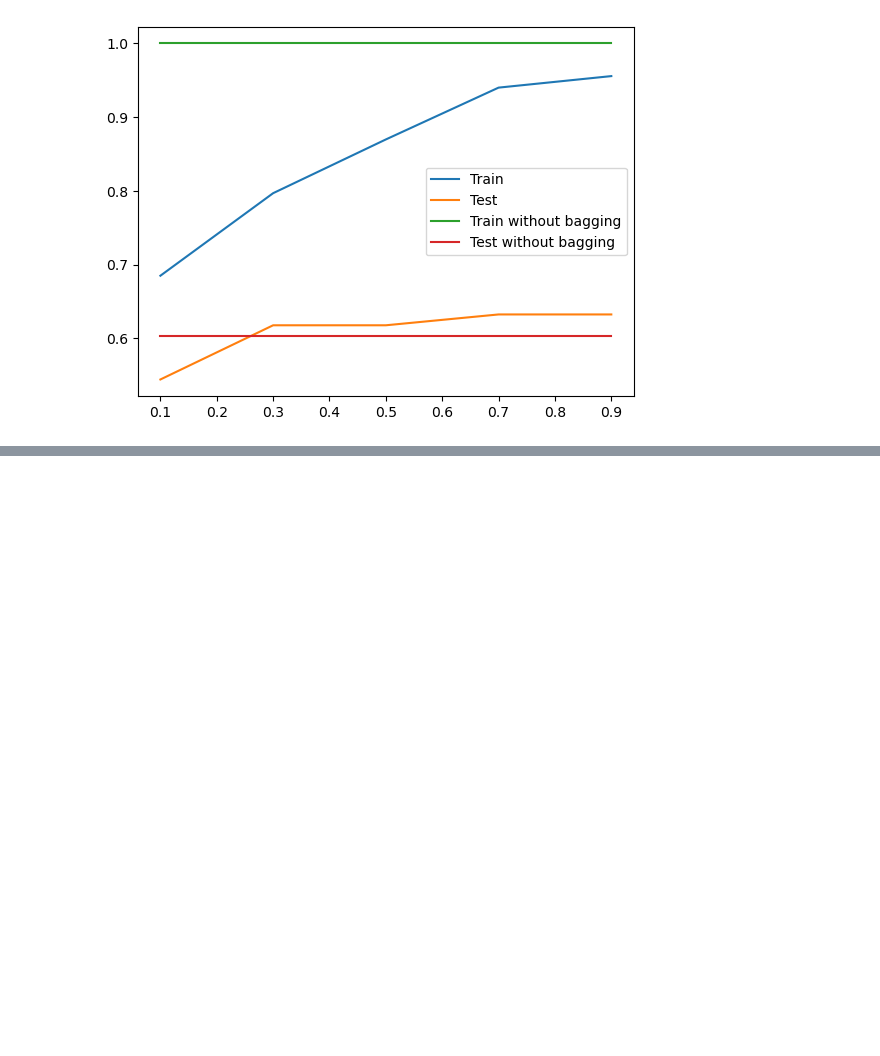
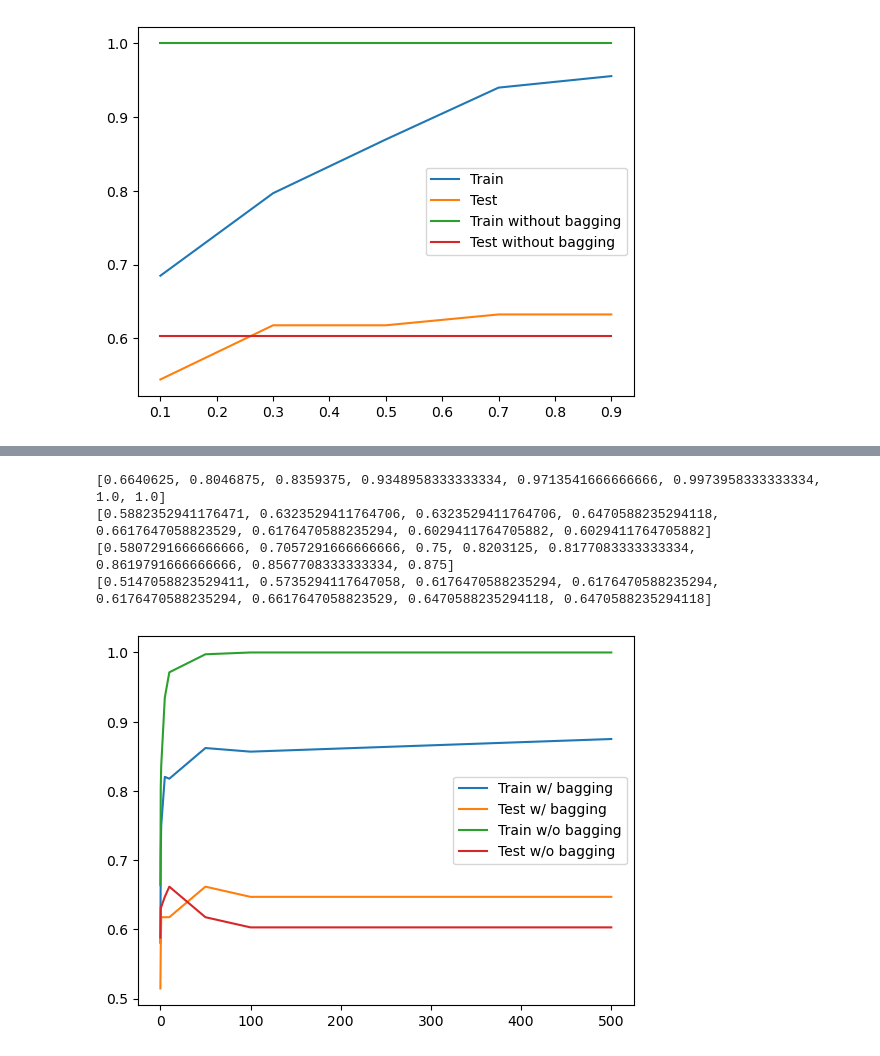
Before and after one commit to csci-567-project-KNQM/bagging-vs-boosting, a Jupyter notebook: main.ipynb, the cells around one changed output, grey strips where cells are left out. Cells and saved outputs as stored; diff of their text form; code cells hidden in the pictures; blank space fills up the shorter version.

```diff
--- a/main.ipynb
+++ b/main.ipynb
@@ -172,0 +230,26 @@ plot_acc_vs_n_examples(list_n_examples, list_tr_acc, list_te_acc, nobag_tr_acc,
+# %%
+X_train, X_test, y_train, y_test = get_dataset('arrhythmia')
+
+list_nobag_tr_acc = []
+list_nobag_te_acc = []
+list_tr_acc = []
+list_te_acc = []
+for C in list_C:
+    log_regr = LogisticRegression(penalty='l2', C=C, max_iter=5000)
+    log_regr.fit(X_train, y_train)
+    list_nobag_tr_acc.append(log_regr.score(X_train, y_train))
+    list_nobag_te_acc.append(log_regr.score(X_test, y_test))
+    tr_acc, te_acc = bagging_log_regr(X_train, X_test, y_train, y_test, 10, 0.5, regularization=C)
+    list_tr_acc.append(tr_acc)
+    list_te_acc.append(te_acc)
+print(list_nobag_tr_acc)
+print(list_nobag_te_acc)
+print(list_tr_acc)
+print(list_te_acc)
+plot_acc_vs_C(list_C, list_tr_acc, list_te_acc, list_nobag_tr_acc, list_nobag_te_acc)
+# %% [output]
+[0.6640625, 0.8046875, 0.8359375, 0.9348958333333334, 0.9713541666666666, 0.9973958333333334, 1.0, 1.0]
+[0.5882352941176471, 0.6323529411764706, 0.6323529411764706, 0.6470588235294118, 0.6617647058823529, 0.6176470588235294, 0.6029411764705882, 0.6029411764705882]
+[0.5807291666666666, 0.7057291666666666, 0.75, 0.8203125, 0.8177083333333334, 0.8619791666666666, 0.8567708333333334, 0.875]
+[0.5147058823529411, 0.5735294117647058, 0.6176470588235294, 0.6176470588235294, 0.6176470588235294, 0.6617647058823529, 0.6470588235294118, 0.6470588235294118]
+[figure, added]
```
Also changed, not shown: parts of 9 cells of this notebook.
